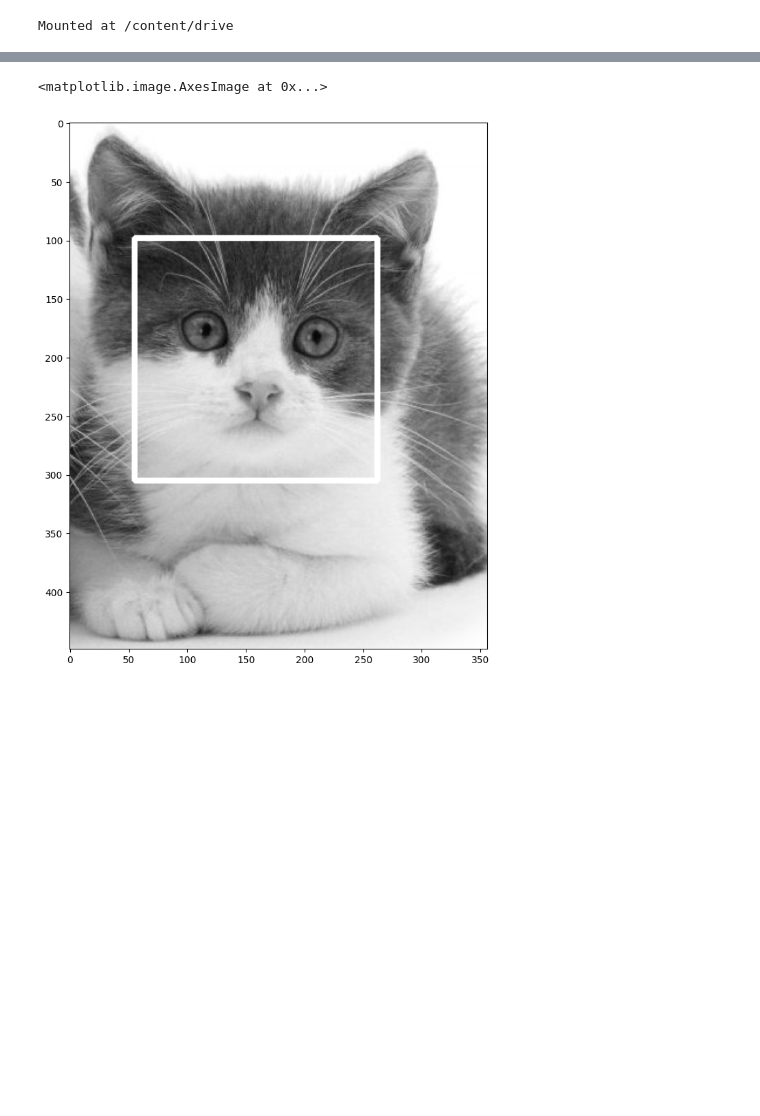
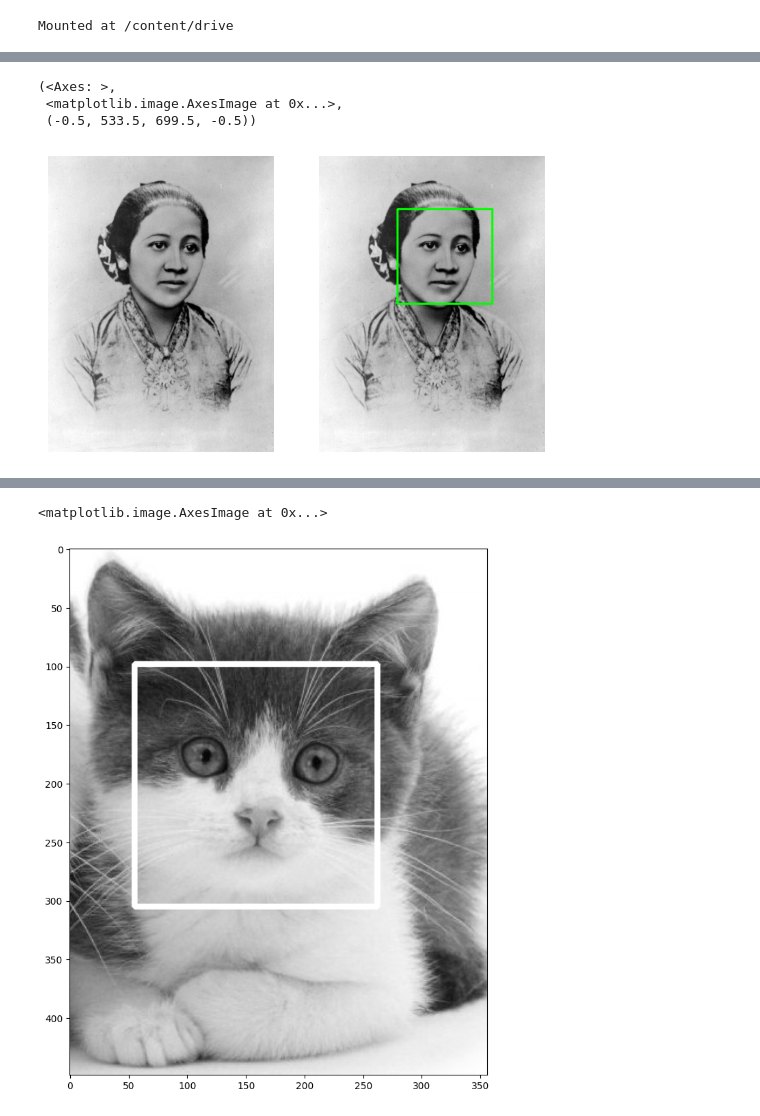
Before and after one commit to sbylash/23_Shasia-Sasa_PCVK, a Jupyter notebook: Week12.ipynb, the cells around one changed output, grey strips where cells are left out. Cells and saved outputs as stored; diff of their text form; code cells hidden in the pictures; blank space fills up the shorter version.

```diff
--- a/Week12.ipynb
+++ b/Week12.ipynb
@@ -10,0 +73,15 @@ import matplotlib.pyplot as plt
+# %%
+kartini = cv.imread(f'{path}/kartini.jpg')
+kartini_copy = np.copy(kartini)
+
+roi_wajah = cascade_wajah.detectMultiScale(kartini_copy)
+for (x,y,w,h) in roi_wajah:
+  cv.rectangle(kartini_copy,(x,y),(x+w,y+h),(0,255,0),3)
+
+plt.subplot(121),plt.imshow(kartini),plt.axis('off')
+plt.subplot(122),plt.imshow(kartini_copy),plt.axis('off')
+# %% [output]
+(<Axes: >,
+ <matplotlib.image.AxesImage at 0x...>,
+ (-0.5, 533.5, 699.5, -0.5))
+[figure, added]
```
Also changed, not shown: parts of 23 cells of this notebook.
